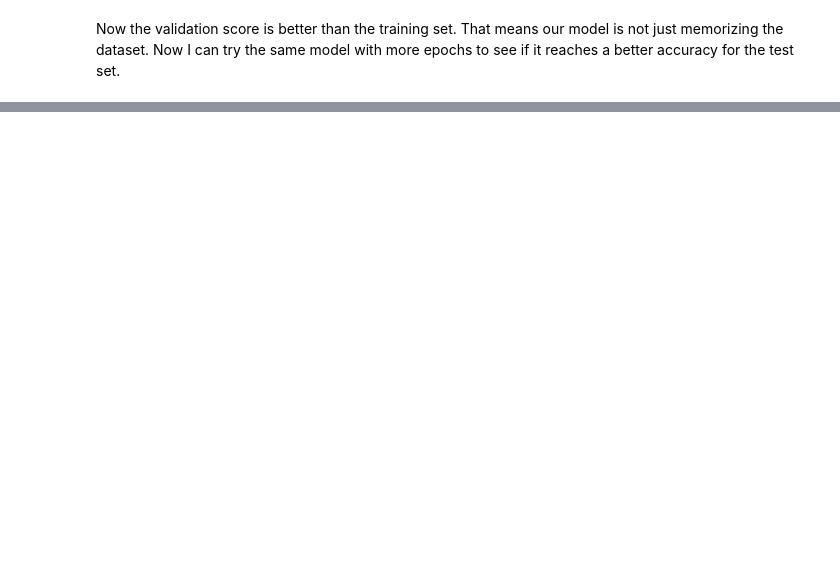
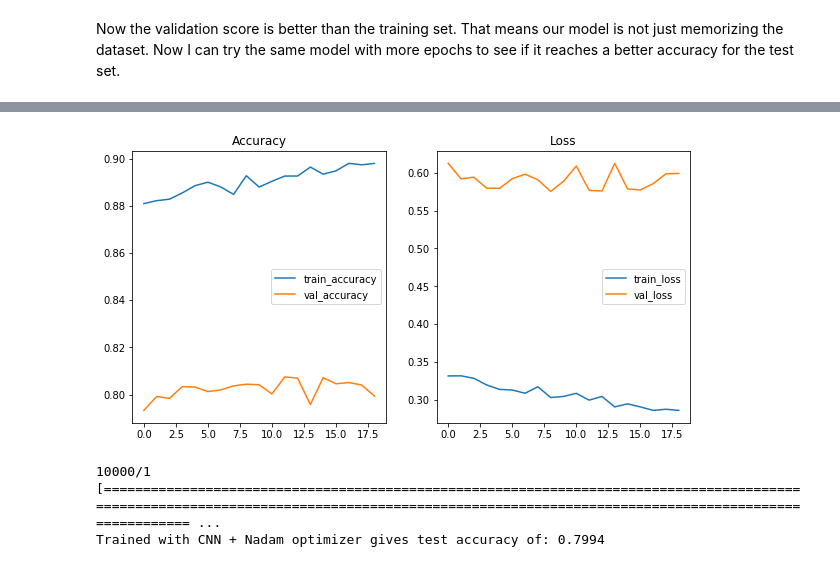
Before and after one commit to bbchen33/Deep-learning, a Jupyter notebook: Tensorflow-small-image-cifar10-training.ipynb, the cells around one changed output, grey strips where cells are left out. Cells and saved outputs as stored; diff of their text form; code cells hidden in the pictures; blank space fills up the shorter version.

```diff
--- a/Tensorflow-small-image-cifar10-training.ipynb
+++ b/Tensorflow-small-image-cifar10-training.ipynb
@@ -291,0 +313,3 @@ Now this looks like the model can make good prediction with sufficient training.
+# %%
+model4.compile(optimizer = 'nadam', loss = 'categorical_crossentropy', metrics = ['accuracy'])
+history6 = model4.fit_generator(processed_train, epochs = 10, validation_data = processed_val)
@@ -291,0 +339,3 @@ Now this looks like the model can make good prediction with sufficient training.
+# %%
+model4.compile(optimizer = 'nadam', loss = 'categorical_crossentropy', metrics = ['accuracy'])
+history7 = model4.fit(X_train_normal, y_train_category, batch_size = 128, epochs = 15, validation_split = 0.2)
@@ -291,0 +366,6 @@ Now this looks like the model can make good prediction with sufficient training.
+# %%
+early_stopping = keras.callbacks.EarlyStopping(patience = 10)
+model4.compile(optimizer = 'nadam', loss = 'categorical_crossentropy', metrics = ['accuracy'])
+history8 = model4.fit(X_train_normal, y_train_category, batch_size = 128,
+                      epochs = 100, validation_split = 0.2,
+                      callbacks = [early_stopping])
@@ -291,0 +394,7 @@ Now this looks like the model can make good prediction with sufficient training.
+# %%
+training_progress(model4, history8)
+print('Trained with CNN + Nadam optimizer gives test accuracy of:',model4.evaluate(X_test_normal, y_test_category)[1])
+# %% [output]
+[figure, added]
+10000/1 [=============================================================================================================================================================================================== ...
+Trained with CNN + Nadam optimizer gives test accuracy of: 0.7994
```
Also changed, not shown: parts of 29 cells of this notebook.
